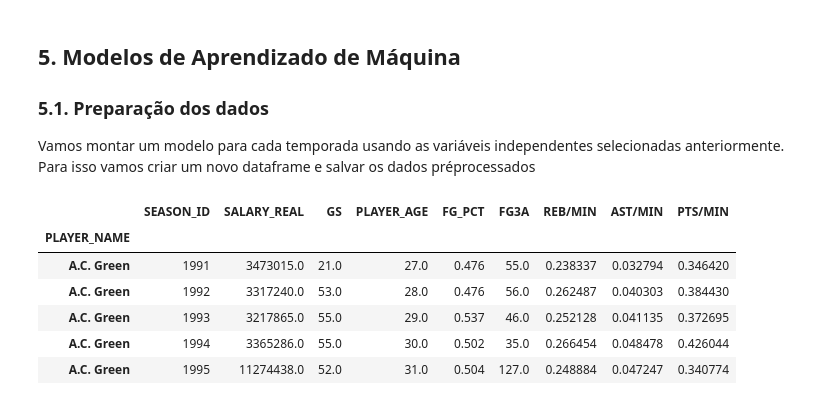
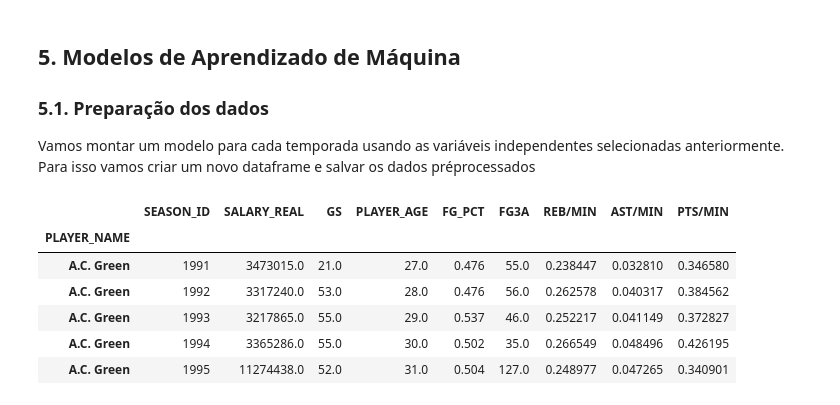
Before and after one commit to ciencia-dados-ifsp-grupo5/NBAstats, a Jupyter notebook: notebooks/NBAstats_data_analyse.ipynb, the cells around one changed output. Drawn from its saved outputs; the diff is of its cells as text; code cells hidden in the pictures.

```diff
--- a/notebooks/NBAstats_data_analyse.ipynb
+++ b/notebooks/NBAstats_data_analyse.ipynb
@@ -108,10 +109,9 @@ sns.set_theme(
 )
 # %%
 #Importando os datasets
-DATA_PATH = 'https://raw.githubusercontent.com/ciencia-dados-ifsp-grupo5/NBAstats/main/data'
+DATA_PATH = 'https://raw.githubusercontent.com/ciencia-dados-ifsp-grupo5/NBAstats/main/data/'
 
-df = pd.read_csv('../data/players.csv')
-#df = pd.read_csv(f'{DATA_PATH}/stats.csv')
+df = pd.read_csv(f'{DATA_PATH}/players.csv')
 print(f'Os dados possuem {df.shape[0]} registros divididos em {df.shape[1]} colunas')
 # %% [output]
 Os dados possuem 16341 registros divididos em 30 colunas
@@ -436,22 +438,21 @@ from sklearn.model_selection import train_test_split
 # %%
 df_final = pd.DataFrame(df_pre[['PLAYER_NAME','SEASON_ID','SALARY_REAL','GS','PLAYER_AGE','FG_PCT','FG3A']])
 
-#ARRUMAR GAMBIARRA
-df_final['REB/MIN'] = df_pre['REB'] / (df_pre['MIN'] +1)
-df_final['AST/MIN'] = df_pre['AST'] / (df_pre['MIN'] +1)
-df_final['PTS/MIN'] = df_pre['PTS'] / (df_pre['MIN'] +1)
+df_final['REB/MIN'] = df_pre['REB'] / df_pre['MIN'].apply(lambda x: 1 if x == 0 else x)
+df_final['AST/MIN'] = df_pre['AST'] / df_pre['MIN'].apply(lambda x: 1 if x == 0 else x)
+df_final['PTS/MIN'] = df_pre['PTS'] / df_pre['MIN'].apply(lambda x: 1 if x == 0 else x)
 df_final.fillna(0, inplace = True)
 df_final.set_index('PLAYER_NAME', inplace = True)
 
 df_final.to_csv('../data/data_pre_processing.csv')
 
 df_final.head()
 # %% [output]
 |  | SEASON_ID | SALARY_REAL | GS | PLAYER_AGE | FG_PCT | FG3A | REB/MIN | AST/MIN | PTS/MIN |
 | PLAYER_NAME |  |  |  |  |  |  |  |  |  |
-| A.C. Green | 1991 | 3473015.0 | 21.0 | 27.0 | 0.476 | 55.0 | 0.238337 | 0.032794 | 0.346420 |
-| A.C. Green | 1992 | 3317240.0 | 53.0 | 28.0 | 0.476 | 56.0 | 0.262487 | 0.040303 | 0.384430 |
-| A.C. Green | 1993 | 3217865.0 | 55.0 | 29.0 | 0.537 | 46.0 | 0.252128 | 0.041135 | 0.372695 |
-| A.C. Green | 1994 | 3365286.0 | 55.0 | 30.0 | 0.502 | 35.0 | 0.266454 | 0.048478 | 0.426044 |
-| A.C. Green | 1995 | 11274438.0 | 52.0 | 31.0 | 0.504 | 127.0 | 0.248884 | 0.047247 | 0.340774 |
+| A.C. Green | 1991 | 3473015.0 | 21.0 | 27.0 | 0.476 | 55.0 | 0.238447 | 0.032810 | 0.346580 |
+| A.C. Green | 1992 | 3317240.0 | 53.0 | 28.0 | 0.476 | 56.0 | 0.262578 | 0.040317 | 0.384562 |
+| A.C. Green | 1993 | 3217865.0 | 55.0 | 29.0 | 0.537 | 46.0 | 0.252217 | 0.041149 | 0.372827 |
+| A.C. Green | 1994 | 3365286.0 | 55.0 | 30.0 | 0.502 | 35.0 | 0.266549 | 0.048496 | 0.426195 |
+| A.C. Green | 1995 | 11274438.0 | 52.0 | 31.0 | 0.504 | 127.0 | 0.248977 | 0.047265 | 0.340901 |
 # %%
```
Also changed, not shown: parts of 10 cells of this notebook, 2 other files.
